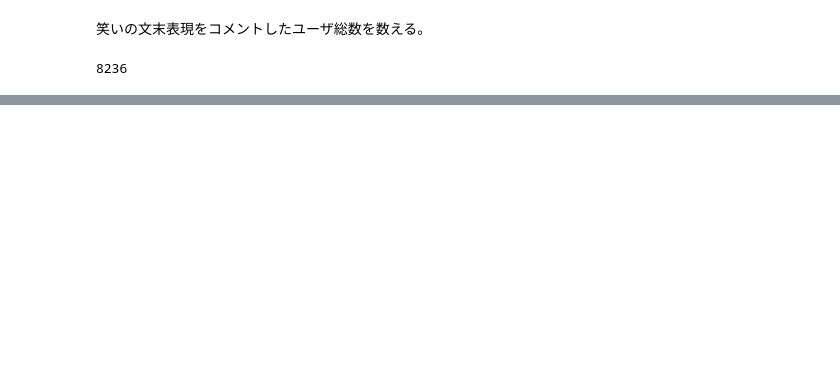
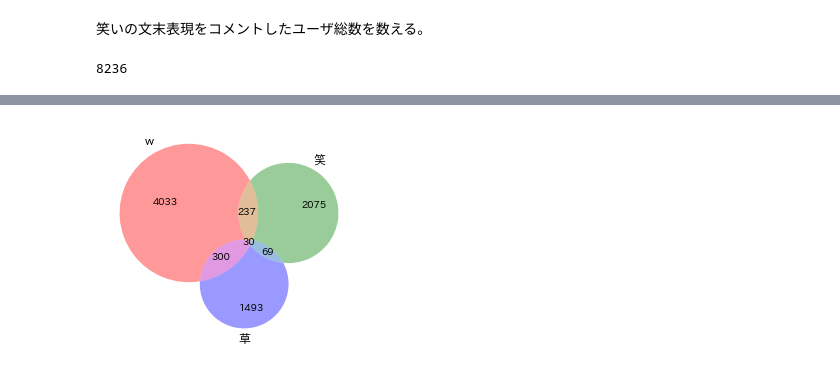
Before and after one commit to aSatoshiShimomura/ncg2022-training-DA, a Jupyter notebook: work/kusa_count_per_user.ipynb, the cells around one changed output, grey strips where cells are left out. Cells and saved outputs as stored; diff of their text form; code cells hidden in the pictures; blank space fills up the shorter version.

```diff
--- a/work/kusa_count_per_user.ipynb
+++ b/work/kusa_count_per_user.ipynb
@@ -402,0 +400,8 @@ Length: 2012, dtype: int64
+# %%
+df_all_detailed = df_all.assign(\
+    comment_ending_kusa=lambda df: df.message.str.contains(kusa_regex, regex=True),\
+    comment_ending_warai=lambda df: df.message.str.contains(warai_regex, regex=True),\
+    comment_ending_shiba=lambda df: df.message.str.contains(shiba_regex, regex=True))
+df_all_detailed = df_all_detailed.assign(\
+    comment_ending=lambda df: df.comment_ending_kusa * 4 + df.comment_ending_warai * 2 + df.comment_ending_shiba)
+df_all_detailed[['content_id', 'user_id', 'message', 'comment_ending_kusa', 'comment_ending_warai', 'comment_ending_shiba', 'comment_ending']]
@@ -402,0 +435,7 @@ Length: 2012, dtype: int64
+# %%
+df = df_all_detailed[['user_id', 'comment_ending']]\
+    .groupby('user_id', as_index=False)\
+    .agg(lambda x: np.bitwise_or.reduce(x.values))\
+    .groupby('comment_ending')\
+    .count()
+df
@@ -402,0 +457,5 @@ Length: 2012, dtype: int64
+# %%
+venn3(subsets=df.user_id.to_list()[1:], set_labels=('w', '笑', '草'))
+plt.show()
+# %% [output]
+[figure, added]
```
Also changed, not shown: parts of 7 cells of this notebook.
